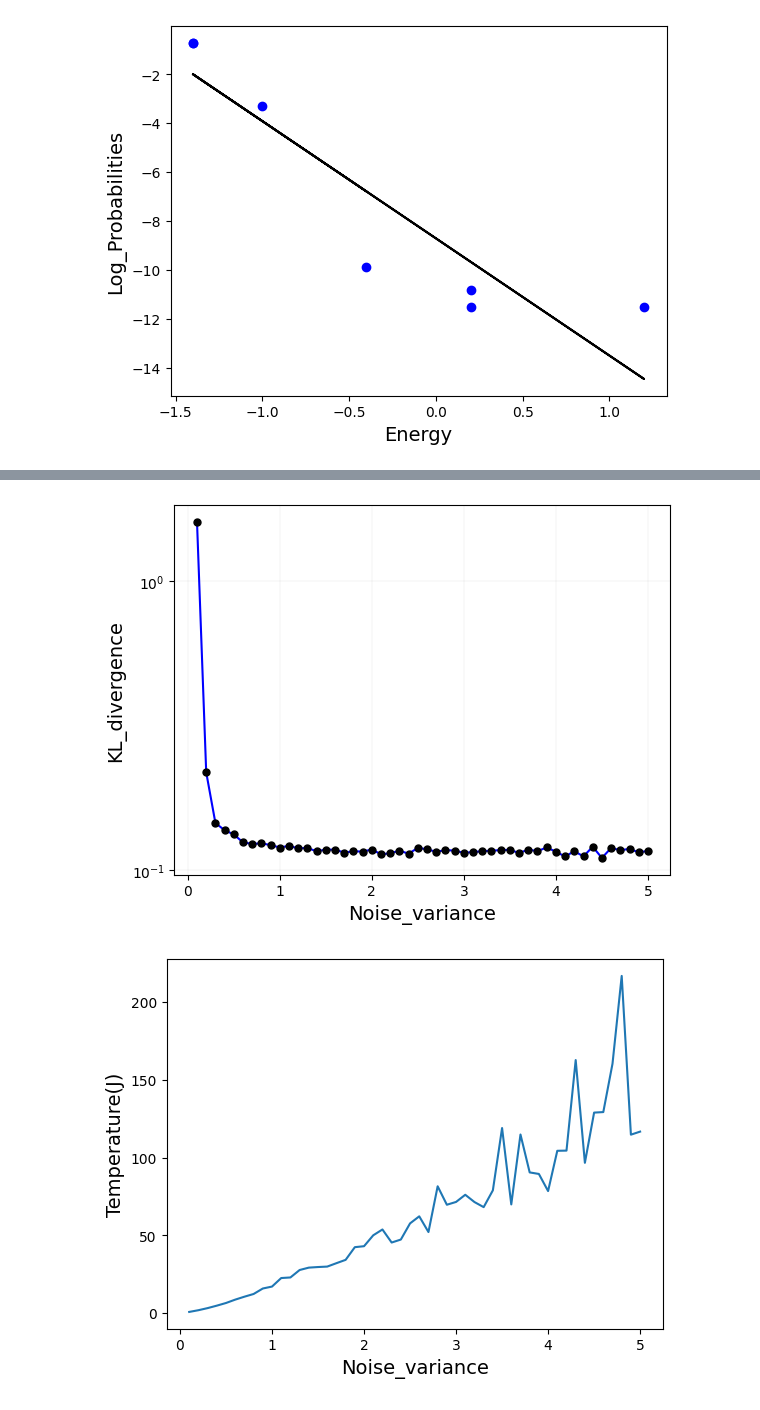
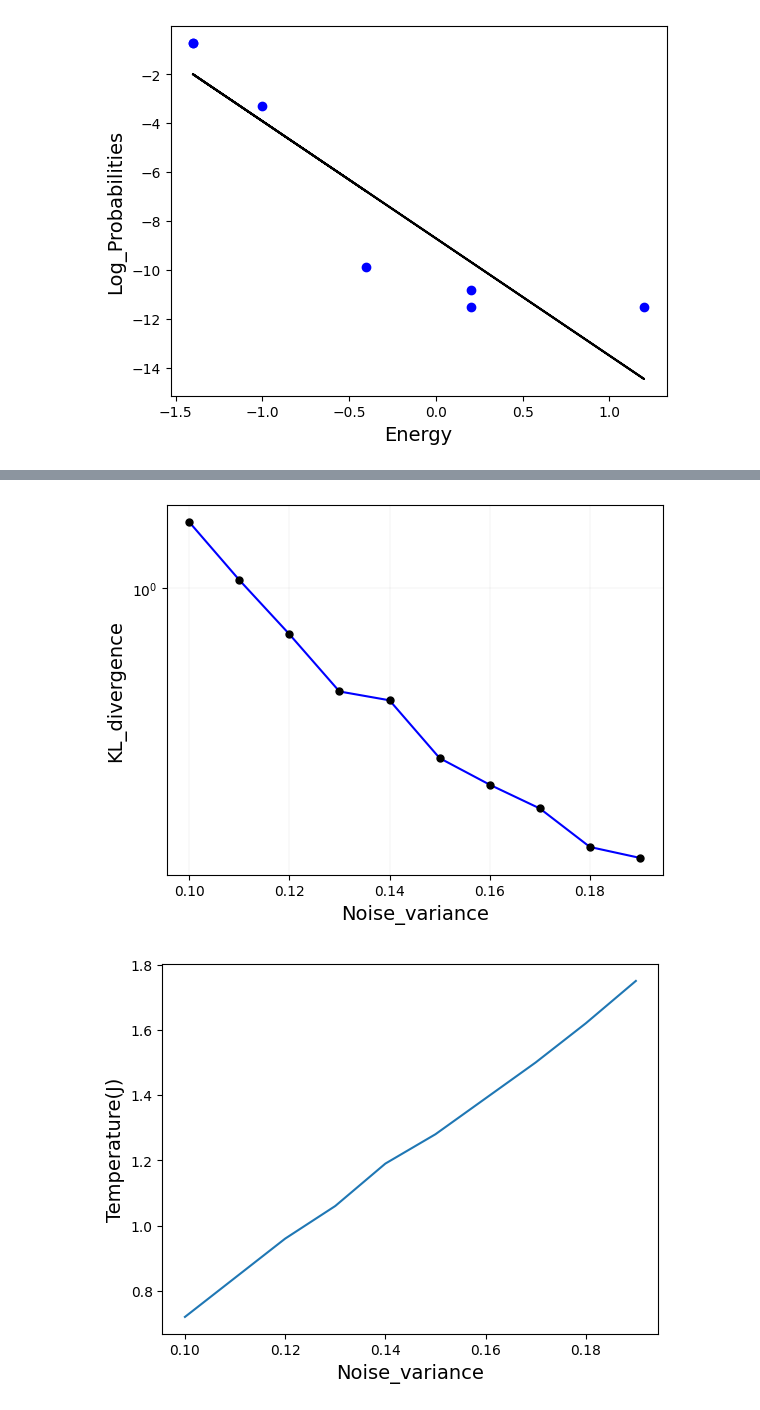
Before and after one commit to Fz-TvT/Qboson_RBM, a Jupyter notebook: cim vs mcmc/cim_verify.ipynb, the cells around one changed output, grey strips where cells are left out. Cells and saved outputs as stored; diff of their text form; code cells hidden in the pictures.

```diff
--- a/cim vs mcmc/cim_verify.ipynb
+++ b/cim vs mcmc/cim_verify.ipynb
@@ -187,8 +212,8 @@ import csv
 # 定义参数
 NN = 100000  # 采样次数
 start = 0.1
-step = 0.1
-num_elements = 50
+step = 0.01
+num_elements = 10
 # 计算结束值
 stop = start + step * (num_elements - 1)
 # 创建向量
@@ -281,0 +307,21 @@ Text(0, 0.5, 'Log_Probabilities')
+# %%
+noise=1
+data= ising_sample(array,NN, n_hid ,noise,a,b)
+        # 统计每个数的频率
+counter = Counter(data)
+numbers = np.array(list(counter.keys()))  # 数的大小
+frequencies = np.array(list(counter.values()))  # 频率
+all_counts=np.sum(frequencies)
+P=frequencies/all_counts
+x=numbers.flatten()
+y=np.log(P.flatten())
+coefficients = np.polyfit(x, y, 1)
+slope=coefficients[0]
+intercept = coefficients[1]  # 截距
+Q=np.exp(slope * x + intercept)
+kl=0
+k=1.380649e-23
+plt.scatter(numbers, y,c='blue')
+plt.plot(x, slope * x + intercept, color='black', label='拟合直线')
+plt.xlabel('Energy', fontsize=14)
+plt.ylabel('Log_Probabilities', fontsize=14)
@@ -324,8 +373,8 @@ import csv
 # 定义参数
 NN = 100000  # 采样次数
 start = 0.1
-step = 0.1
-num_elements = 50
+step = 0.01
+num_elements = 10
 # 计算结束值
 stop = start + step * (num_elements - 1)
 # 创建向量
@@ -362,33 +411,33 @@ for noise in noise_levels:
     P=frequencies/all_counts
     x=numbers.flatten()
     y=np.log(P.flatten())
     coefficients = np.polyfit(x, y, 1)
     slope=coefficients[0]
     intercept = coefficients[1]  # 截距
     Q=np.exp(slope * x + intercept)
     kl=0
     # k=1.380649e-23
     T=-1/(slope)
     T_ans.append(round(T,2))
     # 计算KL散度
     for i in range(len(P)):
         if P[i] > 0 and Q[i] > 0:  # 避免除以零的情况
             kl += P[i] * math.log(P[i] / Q[i])
     kl_ans.append(kl)
 # T_ans=np.array(T_ans)
 plt.xlabel('Noise_variance', fontsize=14)
 plt.ylabel('KL_divergence', fontsize=14)
 plt.yscale('symlog', linthresh=0.1)  # linthresh 参数定义了线性部分的范围
 plt.grid(True, which="both", linestyle='-', linewidth=0.1)
 plt.plot(noise_levels, np.array(kl_ans), color='blue', label='kl随着噪声变化曲线',marker='o',markersize=5, markerfacecolor='black', markeredgecolor='black')
 # # 使用zip函数将两个数组打包成元组列表
 plt.show()
 data = zip(noise_levels, T_ans)
 plt.xlabel('Noise_variance', fontsize=14)
 plt.ylabel('Temperature(J)', fontsize=14)
 plt.plot(noise_levels,T_ans)
 plt.show()
 # %% [output]
-[figure, old version]
+[figure, new version]
-[figure, old version]
+[figure, new version]
 # %%
```
Also changed, not shown: parts of 7 cells of this notebook.
